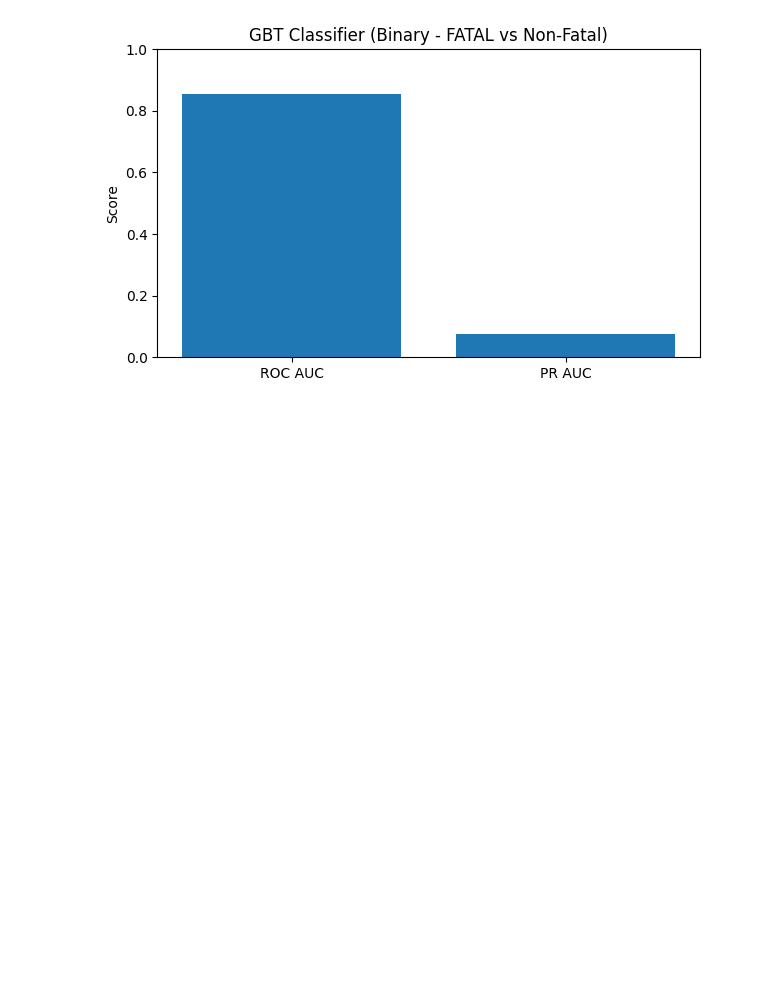
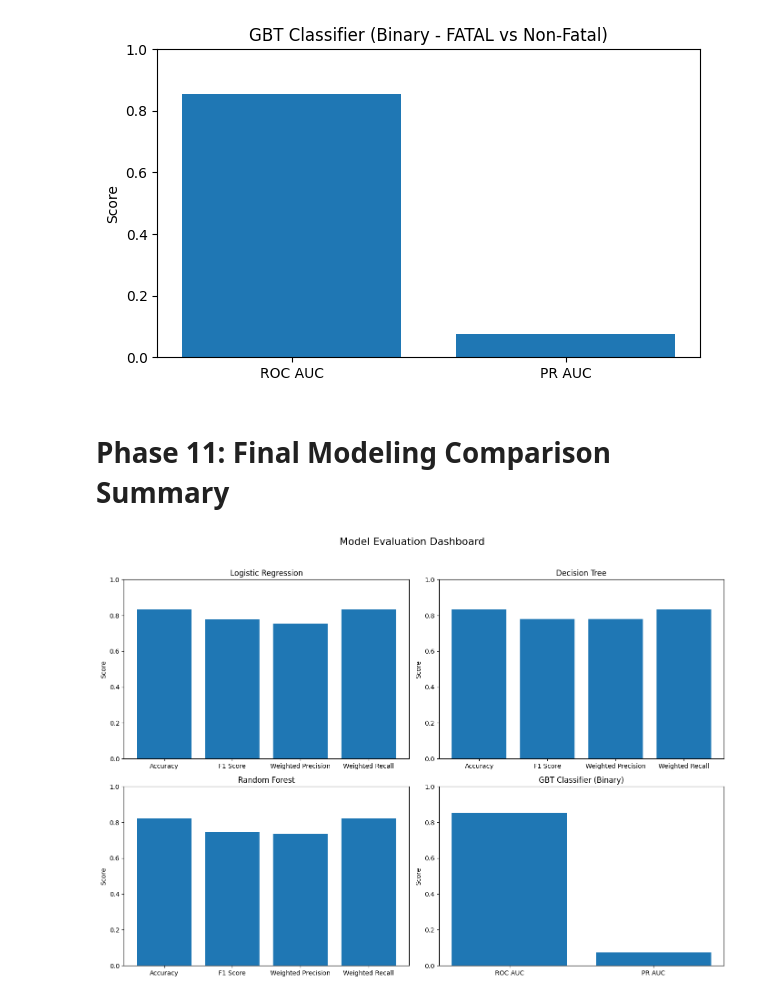
Before and after one commit to Hammazb/Big-Data-Project, a Jupyter notebook: notebook.ipynb, the cells around one changed output. Drawn from its saved outputs; the diff is of its cells as text; code cells hidden in the pictures; blank space fills up the shorter version.

```diff
--- a/notebook.ipynb
+++ b/notebook.ipynb
@@ -1103,4 +1104,41 @@ plt.ylabel('Score')
 plt.show()
 # %% [output]
 [figure]
+# %% [markdown]
+# Phase 11: Final Modeling Comparison Summary
+# %%
+import matplotlib.pyplot as plt
+
+# Define all metrics and values
+models = ['Logistic Regression', 'Decision Tree', 'Random Forest', 'GBT Classifier (Binary)']
+all_metrics = [
+    ['Accuracy', 'F1 Score', 'Weighted Precision', 'Weighted Recall'],
+    ['Accuracy', 'F1 Score', 'Weighted Precision', 'Weighted Recall'],
+    ['Accuracy', 'F1 Score', 'Weighted Precision', 'Weighted Recall'],
+    ['ROC AUC', 'PR AUC']
+]
+all_values = [
+    [accuracy_lr, f1_lr, precision_lr, recall_lr],
+    [accuracy_dt, f1_dt, precision_dt, recall_dt],
+    [accuracy_rf, f1_rf, precision_rf, recall_rf],
+    [roc_auc, pr_auc]
+]
+
+# Create a 2x2 subplot
+fig, axs = plt.subplots(2, 2, figsize=(14, 10))
+axs = axs.flatten()
+
+# Loop through and plot each model's metrics
+for i in range(4):
+    axs[i].bar(all_metrics[i], all_values[i])
+    axs[i].set_ylim(0, 1)
+    axs[i].set_title(models[i])
+    axs[i].set_ylabel('Score')
+
+# Add overall title and layout spacing
+plt.suptitle('Model Evaluation Dashboard', fontsize=16)
+plt.tight_layout(rect=[0, 0, 1, 0.96])
+plt.show()
+# %% [output]
+[figure, added]
 # %% [markdown]
```
Also changed, not shown: parts of 5 cells of this notebook, 1 other file.
